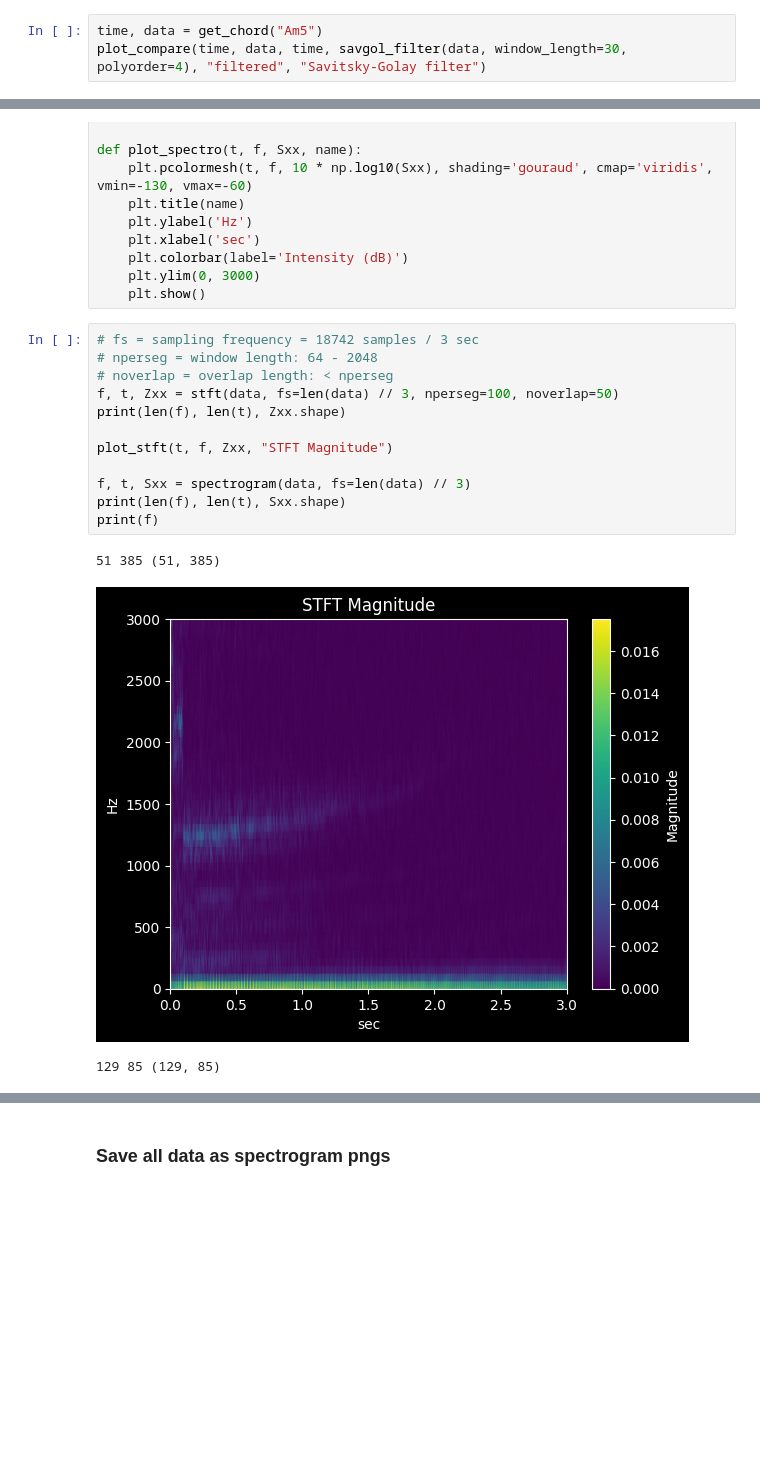
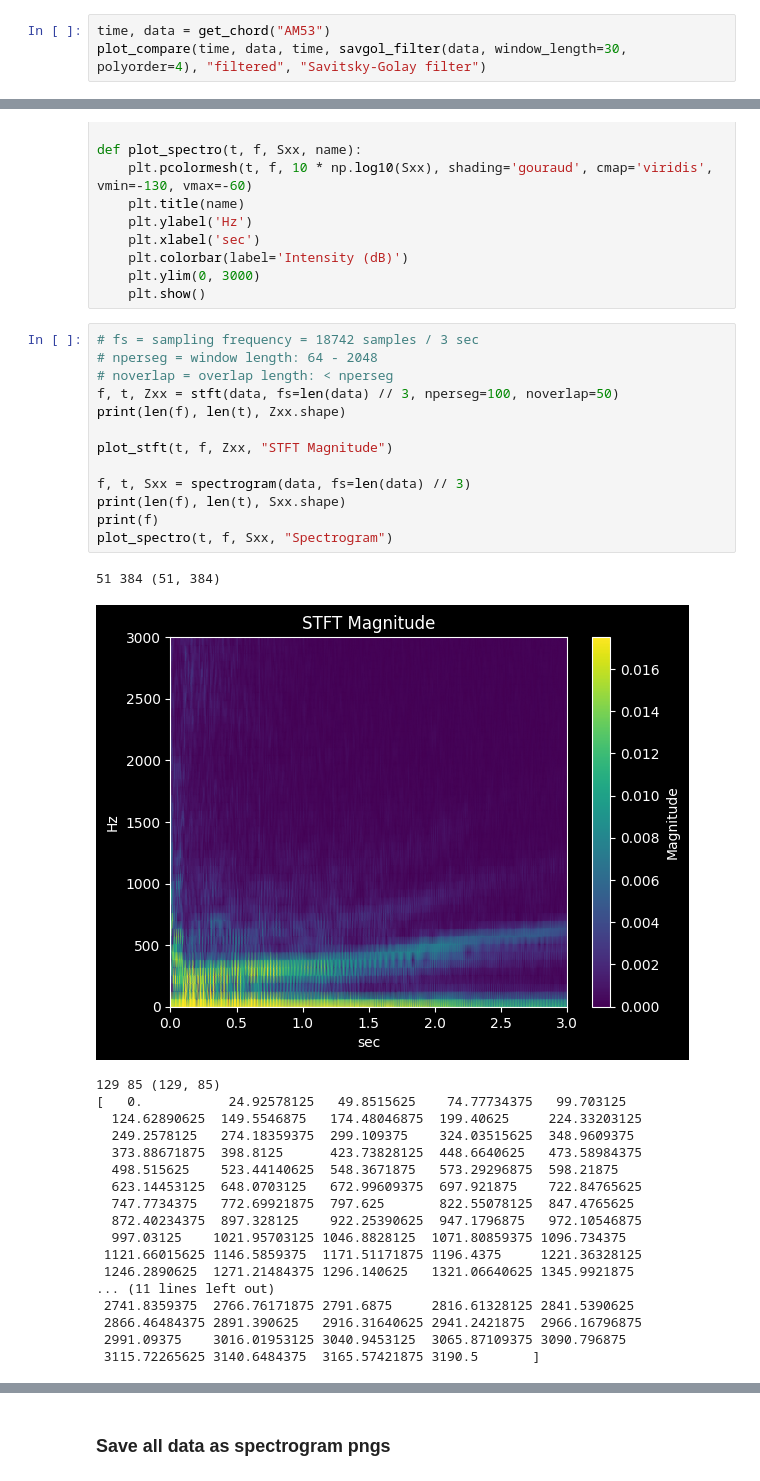
Before and after one commit to AustinHCopley/ezPiezo, a Jupyter notebook: visualize.ipynb, the cells around one changed output, grey strips where cells are left out. Cells and saved outputs as stored; diff of their text form; blank space fills up the shorter version.

```diff
--- a/visualize.ipynb
+++ b/visualize.ipynb
@@ -52,6 +52,6 @@ from scipy.stats import skew, kurtosis
 # %% [markdown]
 #### Savitsky-Golay filter
 # %%
-time, data = get_chord("Am5")
+time, data = get_chord("AM53")
 plot_compare(time, data, time, savgol_filter(data, window_length=30, polyorder=4), "filtered", "Savitsky-Golay filter")
 # %% [output]
@@ -85,16 +85,33 @@ def plot_spectro(t, f, Sxx, name):
 # %%
 # fs = sampling frequency = 18742 samples / 3 sec
 # nperseg = window length: 64 - 2048
 # noverlap = overlap length: < nperseg
 f, t, Zxx = stft(data, fs=len(data) // 3, nperseg=100, noverlap=50)
 print(len(f), len(t), Zxx.shape)
 
 plot_stft(t, f, Zxx, "STFT Magnitude")
 
 f, t, Sxx = spectrogram(data, fs=len(data) // 3)
 print(len(f), len(t), Sxx.shape)
 print(f)
+plot_spectro(t, f, Sxx, "Spectrogram")
 # %% [output]
-51 385 (51, 385)
+51 384 (51, 384)
-[figure, old version]
+[figure, new version]
 129 85 (129, 85)
+[   0.           24.92578125   49.8515625    74.77734375   99.703125
+  124.62890625  149.5546875   174.48046875  199.40625     224.33203125
+  249.2578125   274.18359375  299.109375    324.03515625  348.9609375
+  373.88671875  398.8125      423.73828125  448.6640625   473.58984375
+  498.515625    523.44140625  548.3671875   573.29296875  598.21875
+  623.14453125  648.0703125   672.99609375  697.921875    722.84765625
+  747.7734375   772.69921875  797.625       822.55078125  847.4765625
+  872.40234375  897.328125    922.25390625  947.1796875   972.10546875
+  997.03125    1021.95703125 1046.8828125  1071.80859375 1096.734375
+ 1121.66015625 1146.5859375  1171.51171875 1196.4375     1221.36328125
+ 1246.2890625  1271.21484375 1296.140625   1321.06640625 1345.9921875
+... (11 lines left out)
+ 2741.8359375  2766.76171875 2791.6875     2816.61328125 2841.5390625
+ 2866.46484375 2891.390625   2916.31640625 2941.2421875  2966.16796875
+ 2991.09375    3016.01953125 3040.9453125  3065.87109375 3090.796875
+ 3115.72265625 3140.6484375  3165.57421875 3190.5       ]
```
Also changed, not shown: parts of 3 cells of this notebook, 8 other files.
